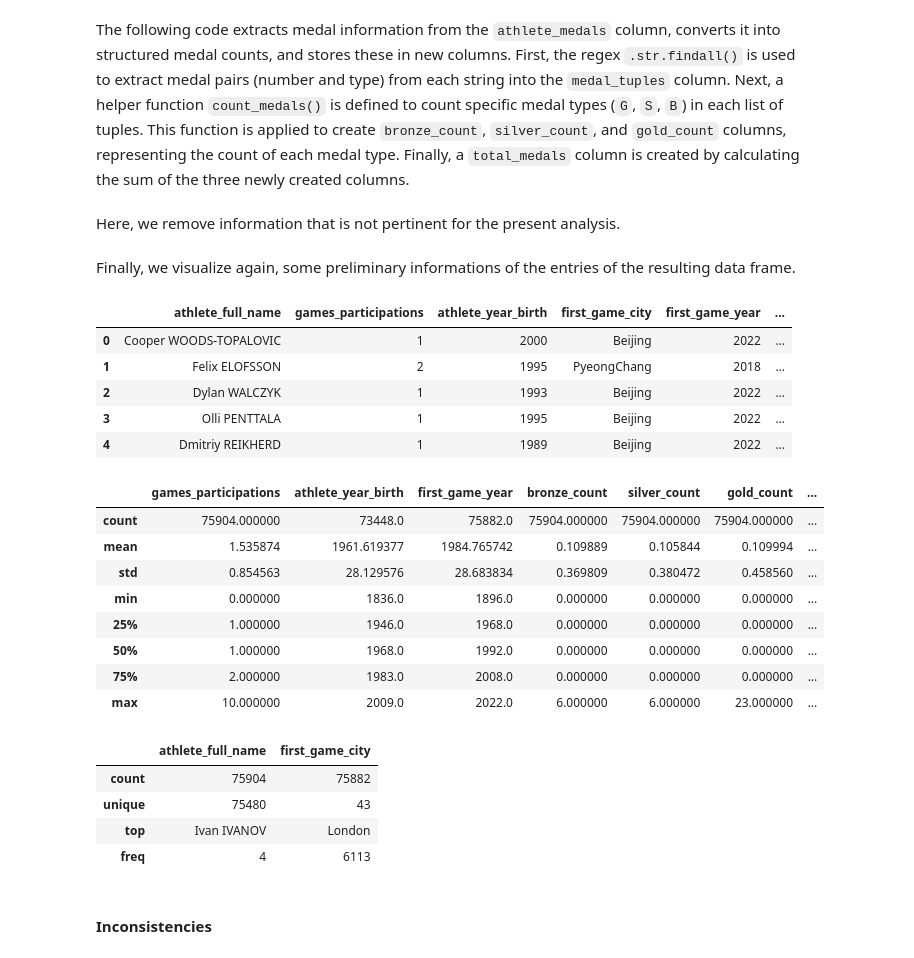
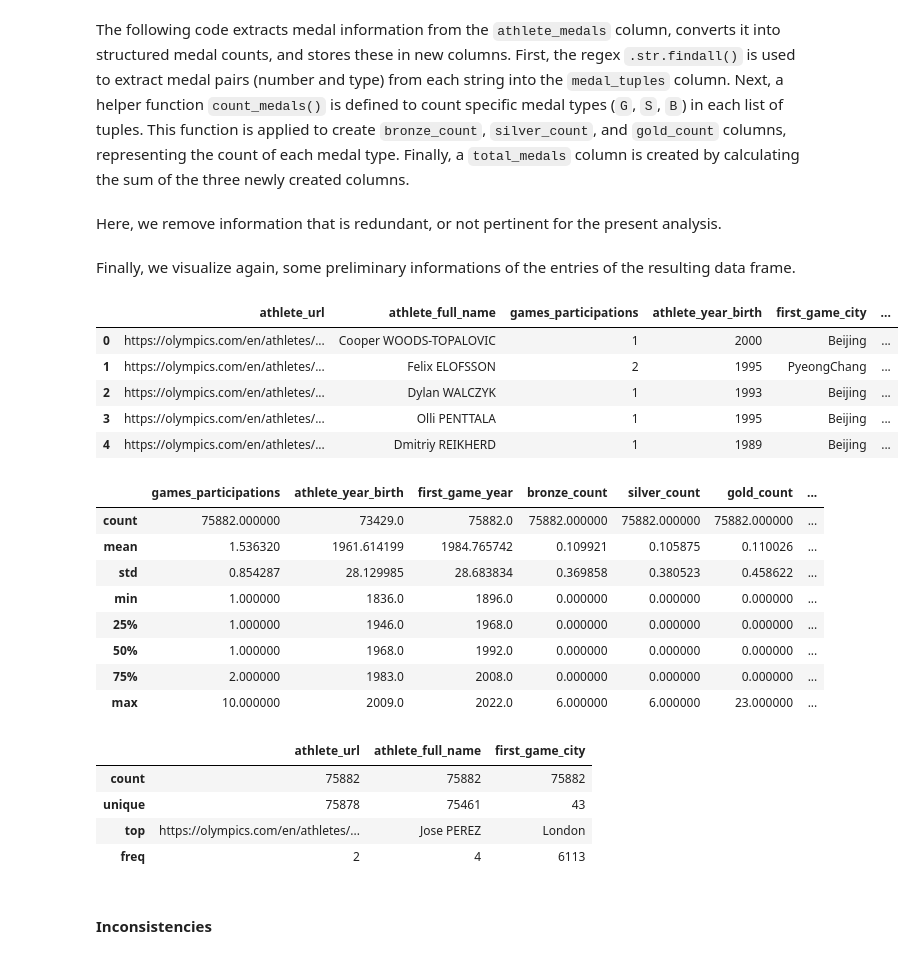
Before and after one commit to willfliaw/CSC_51052_EP, a Jupyter notebook: Project/main/Preliminary data analysis.ipynb, the cells around one changed output. Saved outputs shown, nothing was run; the diff lists cells and outputs as text; code cells hidden in the pictures.

```diff
--- a/Project/main/Preliminary data analysis.ipynb
+++ b/Project/main/Preliminary data analysis.ipynb
@@ -139,14 +154,12 @@ athletesData["athlete_year_birth"] = athletesData["athlete_year_birth"].astype("
 # %% [markdown]
 The following code extracts information from the `first_game` column into two new columns, `first_game_host_city` and `first_game_year`, using a regular expression. The `.str.extract()` method is used with the regex pattern `r"^(.+?)\s(\d+?)$"` to capture the host city and the year separately. The pattern `^(.+?)\s(\d+?)$` matches the city name (which can contain spaces) followed by a space and a four-digit year, ensuring that both parts are properly captured. This allows us to split the `first_game` data into distinct columns for easier analysis.
 # %%
-athletesData[["first_game_city", "first_game_year"]] = athletesData[
+athletes_data[["first_game_city", "first_game_year"]] = athletes_data[
     "first_game"
 ].str.extract(r"^(.+?)\s(\d+?)$")
 
-athletesData["first_game_year"] = athletesData["first_game_year"].astype("Int64")
+athletes_data["first_game_year"] = athletes_data["first_game_year"].astype("Int64")
 # %% [markdown]
 The following code extracts medal information from the `athlete_medals` column, converts it into structured medal counts, and stores these in new columns. First, the regex `.str.findall()` is used to extract medal pairs (number and type) from each string into the `medal_tuples` column. Next, a helper function `count_medals()` is defined to count specific medal types (`G`, `S`, `B`) in each list of tuples. This function is applied to create `bronze_count`, `silver_count`, and `gold_count` columns, representing the count of each medal type. Finally, a `total_medals` column is created by calculating the sum of the three newly created columns.
 # %%
-athletesData["medal_tuples"] = athletesData["athlete_medals"].str.findall(
-    r"\n*(\d+)\n*([GSB])\n*"
-)
+medal_tuples = athletes_data["athlete_medals"].str.findall(r"\n*(\d+)\n*([GSB])\n*")
@@ -153,61 +171,48 @@ athletesData["medal_tuples"] = athletesData["athlete_medals"].str.findall(
 # %%
-def count_medals(medal_list, medal_type):
-    if not isinstance(medal_list, list):
-        return 0
-    return sum(int(count) for count, medal in medal_list if medal == medal_type)
+athletes_data["bronze_count"] = medal_tuples.apply(lambda x: count_medals(x, "B"))
+athletes_data["silver_count"] = medal_tuples.apply(lambda x: count_medals(x, "S"))
+athletes_data["gold_count"] = medal_tuples.apply(lambda x: count_medals(x, "G"))
 
-
-medal_types = ["B", "S", "G"]
-athletesData["bronze_count"] = athletesData["medal_tuples"].apply(
-    lambda x: count_medals(x, medal_types[0])
-)
-athletesData["silver_count"] = athletesData["medal_tuples"].apply(
-    lambda x: count_medals(x, medal_types[1])
-)
-athletesData["gold_count"] = athletesData["medal_tuples"].apply(
-    lambda x: count_medals(x, medal_types[2])
-)
-
-athletesData["total_medals"] = athletesData[
+athletes_data["total_medals"] = athletes_data[
     ["bronze_count", "silver_count", "gold_count"]
 ].sum(axis=1)
 # %% [markdown]
-Here, we remove information that is not pertinent for the present analysis.
+Here, we remove information that is redundant, or not pertinent for the present analysis.
 # %%
-athletesData = athletesData.drop(
-    ["first_game", "athlete_url", "bio", "athlete_medals", "medal_tuples"], axis=1
+athletes_data = athletes_data.drop(
+    ["first_game", "bio", "athlete_medals"], axis=1
 )
 # %% [markdown]
 Finally, we visualize again, some preliminary informations of the entries of the resulting data frame.
 # %%
-athletesData.head()
+athletes_data.head()
 # %% [output]
-|  | athlete_full_name | games_participations | athlete_year_birth | first_game_city | first_game_year | ... |
-| 0 | Cooper WOODS-TOPALOVIC | 1 | 2000 | Beijing | 2022 | ... |
-| 1 | Felix ELOFSSON | 2 | 1995 | PyeongChang | 2018 | ... |
-| 2 | Dylan WALCZYK | 1 | 1993 | Beijing | 2022 | ... |
-| 3 | Olli PENTTALA | 1 | 1995 | Beijing | 2022 | ... |
-| 4 | Dmitriy REIKHERD | 1 | 1989 | Beijing | 2022 | ... |
+|  | athlete_url | athlete_full_name | games_participations | athlete_year_birth | first_game_city | ... |
+| 0 | https://olympics.com/en/athletes/... | Cooper WOODS-TOPALOVIC | 1 | 2000 | Beijing | ... |
+| 1 | https://olympics.com/en/athletes/... | Felix ELOFSSON | 2 | 1995 | PyeongChang | ... |
+| 2 | https://olympics.com/en/athletes/... | Dylan WALCZYK | 1 | 1993 | Beijing | ... |
+| 3 | https://olympics.com/en/athletes/... | Olli PENTTALA | 1 | 1995 | Beijing | ... |
+| 4 | https://olympics.com/en/athletes/... | Dmitriy REIKHERD | 1 | 1989 | Beijing | ... |
 # %%
-athletesData.describe(include=np.number)
+athletes_data.describe(include=np.number)
 # %% [output]
 |  | games_participations | athlete_year_birth | first_game_year | bronze_count | silver_count | gold_count | ... |
-| count | 75904.000000 | 73448.0 | 75882.0 | 75904.000000 | 75904.000000 | 75904.000000 | ... |
-| mean | 1.535874 | 1961.619377 | 1984.765742 | 0.109889 | 0.105844 | 0.109994 | ... |
-| std | 0.854563 | 28.129576 | 28.683834 | 0.369809 | 0.380472 | 0.458560 | ... |
-| min | 0.000000 | 1836.0 | 1896.0 | 0.000000 | 0.000000 | 0.000000 | ... |
+| count | 75882.000000 | 73429.0 | 75882.0 | 75882.000000 | 75882.000000 | 75882.000000 | ... |
+| mean | 1.536320 | 1961.614199 | 1984.765742 | 0.109921 | 0.105875 | 0.110026 | ... |
+| std | 0.854287 | 28.129985 | 28.683834 | 0.369858 | 0.380523 | 0.458622 | ... |
+| min | 1.000000 | 1836.0 | 1896.0 | 0.000000 | 0.000000 | 0.000000 | ... |
 | 25% | 1.000000 | 1946.0 | 1968.0 | 0.000000 | 0.000000 | 0.000000 | ... |
 | 50% | 1.000000 | 1968.0 | 1992.0 | 0.000000 | 0.000000 | 0.000000 | ... |
 | 75% | 2.000000 | 1983.0 | 2008.0 | 0.000000 | 0.000000 | 0.000000 | ... |
 | max | 10.000000 | 2009.0 | 2022.0 | 6.000000 | 6.000000 | 23.000000 | ... |
 # %%
-athletesData.describe(include=object)
+athletes_data.describe(include=object)
 # %% [output]
-|  | athlete_full_name | first_game_city |
-| count | 75904 | 75882 |
-| unique | 75480 | 43 |
-| top | Ivan IVANOV | London |
-| freq | 4 | 6113 |
+|  | athlete_url | athlete_full_name | first_game_city |
+| count | 75882 | 75882 | 75882 |
+| unique | 75878 | 75461 | 43 |
+| top | https://olympics.com/en/athletes/... | Jose PEREZ | London |
+| freq | 2 | 4 | 6113 |
 # %% [markdown]
 #### Inconsistencies
 # %% [markdown]
```
Also changed, not shown: parts of 41 cells of this notebook, 2 other files.
